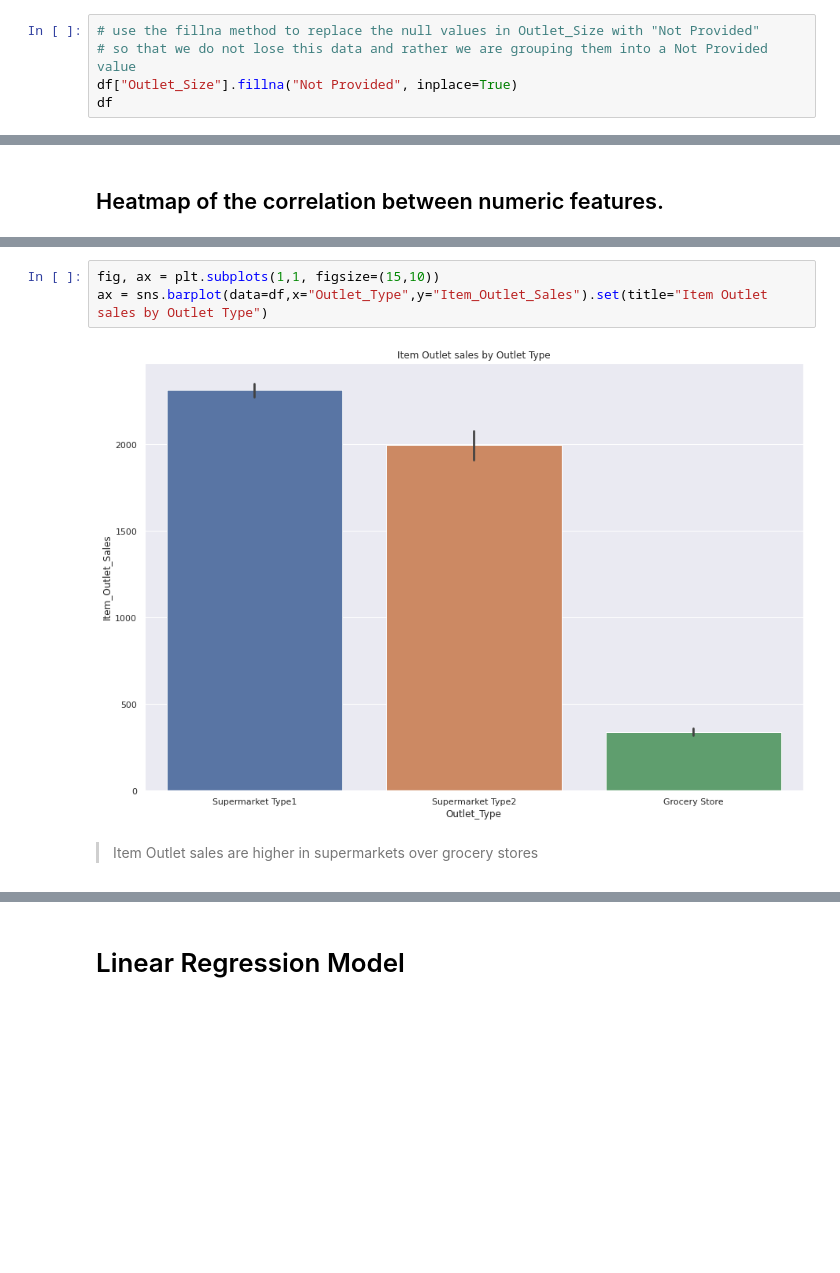
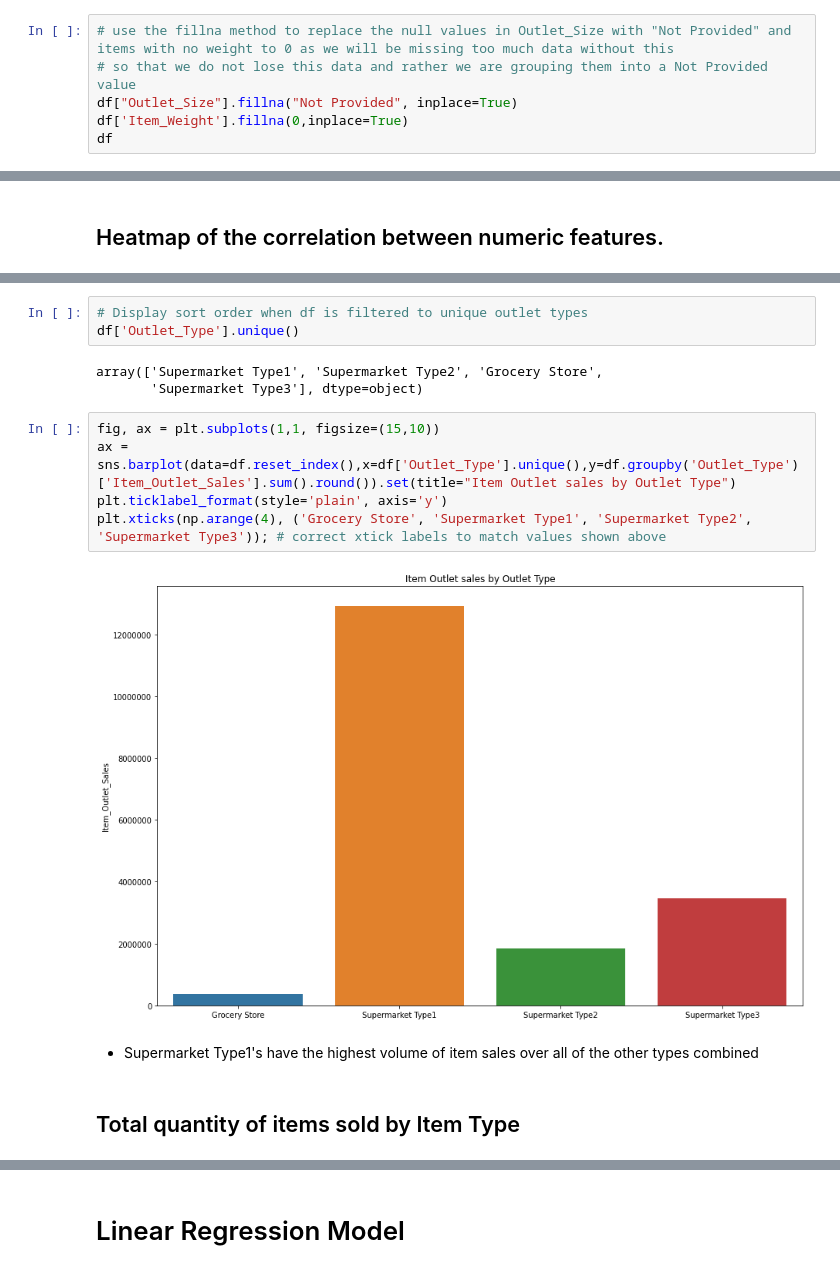
Before and after one commit to robertramos89/CD-DS-1-24-22, a Jupyter notebook: PortfolioProject1.ipynb, the cells around one changed output, grey strips where cells are left out. Saved outputs shown, nothing was run; the diff lists cells and outputs as text; blank space fills up the shorter version.

```diff
--- a/PortfolioProject1.ipynb
+++ b/PortfolioProject1.ipynb
@@ -181,9 +182,10 @@ missingno.matrix(df)
 # %% [markdown]
 ## 5) Decide on how to address the missing values and do it! (This requires your judgement, so explain your choice).
 # %%
-# use the fillna method to replace the null values in Outlet_Size with "Not Provided"
+# use the fillna method to replace the null values in Outlet_Size with "Not Provided" and items with no weight to 0 as we will be missing too much data without this
 # so that we do not lose this data and rather we are grouping them into a Not Provided value
 df["Outlet_Size"].fillna("Not Provided", inplace=True)
+df['Item_Weight'].fillna(0,inplace=True)
 df
 # %% [output]
 |  | Item_Identifier | Item_Weight | Item_Fat_Content | Item_Visibility | Item_Type | Item_MRP | ... |
@@ -401,7 +405,17 @@ p.fig.suptitle("Distribution of Item MRP vs Outlet Sales",y=1);
+# %%
+# Display sort order when df is filtered to unique outlet types
+df['Outlet_Type'].unique()
+# %% [output]
+array(['Supermarket Type1', 'Supermarket Type2', 'Grocery Store',
+       'Supermarket Type3'], dtype=object)
 # %%
 fig, ax = plt.subplots(1,1, figsize=(15,10))
-ax = sns.barplot(data=df,x="Outlet_Type",y="Item_Outlet_Sales").set(title="Item Outlet sales by Outlet Type")
+ax = sns.barplot(data=df.reset_index(),x=df['Outlet_Type'].unique(),y=df.groupby('Outlet_Type')['Item_Outlet_Sales'].sum().round()).set(title="Item Outlet sales by Outlet Type")
+plt.ticklabel_format(style='plain', axis='y')
+plt.xticks(np.arange(4), ('Grocery Store', 'Supermarket Type1', 'Supermarket Type2', 'Supermarket Type3')); # correct xtick labels to match values shown above
 # %% [output]
-[figure, old version]
+[figure, new version]
-# %% [markdown]
-> Item Outlet sales are higher in supermarkets over grocery stores
+# %% [markdown]
+- Supermarket Type1's have the highest volume of item sales over all of the other types combined
+# %% [markdown]
+## Total quantity of items sold by Item Type
```
Also changed, not shown: parts of 28 cells of this notebook.
